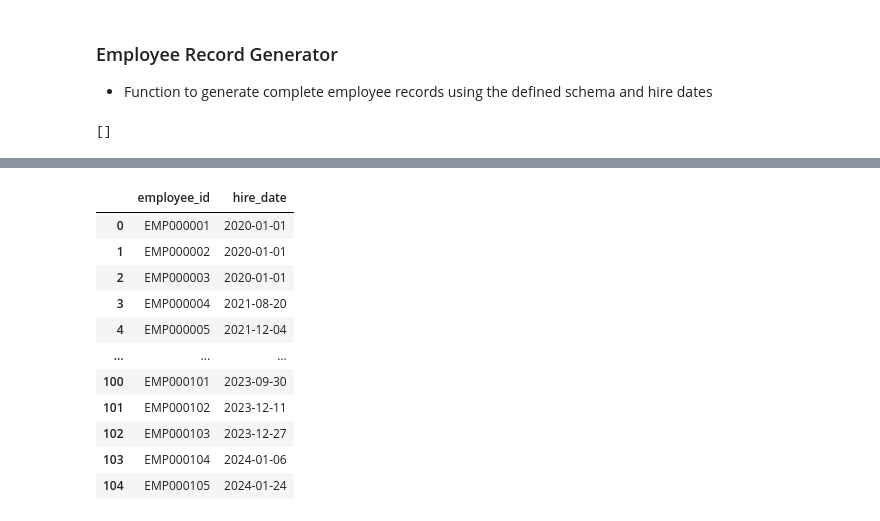
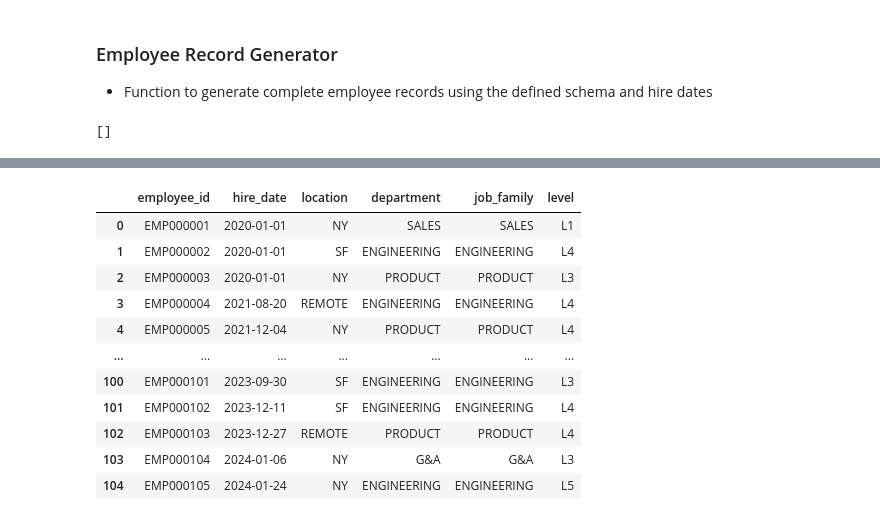
Before and after one commit to fahadtaimur/synthetic-general-ledger, a Jupyter notebook: notebooks/employees/01_generate_employees.ipynb, the cells around one changed output, grey strips where cells are left out. Drawn from its saved outputs; the diff is of its cells as text; code cells hidden in the pictures.

Commit message:
feat(employees): add dimension sampling; add pre-commit config

```diff
--- a/notebooks/employees/01_generate_employees.ipynb
+++ b/notebooks/employees/01_generate_employees.ipynb
@@ -318,7 +415,7 @@ def generate_hire_dates(
     final_headcount: int,
     rng: np.random.Generator,
     growth_curve: str = "logistic",
-    growth_steepness: float = 7.5
+    growth_steepness: float = 7.5,
 ) -> pd.DatetimeIndex:
     """
     Generate employee hire dates that model company headcount growth over time.
@@ -387,7 +484,9 @@ def generate_hire_dates(
     day_offsets = np.clip(day_offsets + jitter, 0, hiring_window_days)
 
     # Convert offsets to timestamps and return the starting member dates and new hires over time
-    growth_hires = [company_start_date + pd.Timedelta(days=int(day)) for day in day_offsets]
+    growth_hires = [
+        company_start_date + pd.Timedelta(days=int(day)) for day in day_offsets
+    ]
     all_hire_dates = pd.to_datetime(founding_hires + growth_hires).sort_values()
     return pd.DatetimeIndex(all_hire_dates)
 
@@ -400,7 +499,7 @@ hire_dates = generate_hire_dates(
     final_headcount=CONFIG.population.target_headcount,
     rng=rng,
     growth_curve="logistic",
-    growth_steepness=3
+    growth_steepness=3,
 )
 
 hire_dates[-5:]
@@ -414,9 +513,7 @@ DatetimeIndex(['2024-03-13', '2024-06-22', '2024-07-15', '2024-07-24',
 # ID number generator
 def make_ids(prefix: str, width: int, size: int) -> List[str]:
     """Generate padded sequential ID's with prefix e.g. E100000 for employees"""
-    return [
-        f"{prefix}{i:0{width}d}" for i in range(1, size + 1)
-    ]
+    return [f"{prefix}{i:0{width}d}" for i in range(1, size + 1)]
 # %% [markdown]
 ### Employee Record Generator
 - Function to generate complete employee records using the defined schema and hire dates
@@ -436,7 +533,7 @@ class EmployeeGenerator(BaseGenerator):
         employee_ids = make_ids(
             prefix=self.cfg.ids.employee_id_prefix,
             width=self.cfg.ids.employee_id_width,
-            size=employee_count
+            size=employee_count,
         )
 
         # Generate hire dates
@@ -447,13 +544,46 @@ class EmployeeGenerator(BaseGenerator):
             final_headcount=employee_count,
             rng=rng,
             growth_curve="logistic",
-            growth_steepness=5
+            growth_steepness=5,
         )
 
-        df = pd.DataFrame({
-            "employee_id": employee_ids,
-            "hire_date": pd.to_datetime(hire_dates)
-        })
+        # Job family
+        job_families = sample_weighted(
+            rng=rng,
+            weight_by_key=self.cfg.dist.job_family_weights,
+            sample_size=employee_count,
+        )
+
+        # NOTE: Update later
+        departments = job_families
+
+        # Locations
+        locations = sample_weighted(
+            rng=rng,
+            weight_by_key=self.cfg.dist.location_weights,
+            sample_size=employee_count,
+        )
+
+        # Job Levels
+        levels: List[str] = []
+        for family in job_families:
+            job_level = sample_weighted(
+                rng=rng,
+                weight_by_key=self.cfg.dist.level_weights_by_job_family[family],
+                sample_size=1,
+            )[0]
+            levels.append(job_level)
+
+        df = pd.DataFrame(
+            {
+                "employee_id": employee_ids,
+                "hire_date": pd.to_datetime(hire_dates),
+                "location": locations,
+                "department": departments,
+                "job_family": job_families,
+                "level": levels,
+            }
+        )
 
         return df.sort_values(["hire_date", "employee_id"])
 
@@ -461,7 +591,15 @@ class EmployeeGenerator(BaseGenerator):
         errors: List[str] = []
 
         # Basic validation
-        missing_columns = {"employee_id", "hire_date"} - set(df.columns)
+        required_columns = {
+            "employee_id",
+            "hire_date",
+            "job_family",
+            "location",
+            "level",
+            "department",
+        }
+        missing_columns = required_columns - set(df.columns)
         if missing_columns:
             errors.append(f"Missing required columns: {sorted(missing_columns)}")
 
@@ -475,6 +613,10 @@ class EmployeeGenerator(BaseGenerator):
             if df["hire_date"].isna().any():
                 errors.append("Null hire_date values found")
 
+        for col in ["location", "department", "job_family", "level"]:
+            if col in df.columns and df[col].isna().any():
+                errors.append(f"Null {col} values found")
+
         expected_rows = int(self.cfg.population.target_headcount)
         if len(df) != expected_rows:
             errors.append(f"Row count {len(df)} != target_headcount {expected_rows}")
@@ -482,7 +624,7 @@ class EmployeeGenerator(BaseGenerator):
         return errors
 
 
-
+# Validate
 gen = EmployeeGenerator(cfg=CONFIG)
 employee = gen.generate()
 
@@ -497,12 +645,12 @@ display(employee)
-|  | employee_id | hire_date |
-| 0 | EMP000001 | 2020-01-01 |
-| 1 | EMP000002 | 2020-01-01 |
-| 2 | EMP000003 | 2020-01-01 |
-| 3 | EMP000004 | 2021-08-20 |
-| 4 | EMP000005 | 2021-12-04 |
-| ... | ... | ... |
-| 100 | EMP000101 | 2023-09-30 |
-| 101 | EMP000102 | 2023-12-11 |
-| 102 | EMP000103 | 2023-12-27 |
-| 103 | EMP000104 | 2024-01-06 |
-| 104 | EMP000105 | 2024-01-24 |
+|  | employee_id | hire_date | location | department | job_family | level |
+| 0 | EMP000001 | 2020-01-01 | NY | SALES | SALES | L1 |
+| 1 | EMP000002 | 2020-01-01 | SF | ENGINEERING | ENGINEERING | L4 |
+| 2 | EMP000003 | 2020-01-01 | NY | PRODUCT | PRODUCT | L3 |
+| 3 | EMP000004 | 2021-08-20 | REMOTE | ENGINEERING | ENGINEERING | L4 |
+| 4 | EMP000005 | 2021-12-04 | NY | PRODUCT | PRODUCT | L4 |
+| ... | ... | ... | ... | ... | ... | ... |
+| 100 | EMP000101 | 2023-09-30 | SF | ENGINEERING | ENGINEERING | L3 |
+| 101 | EMP000102 | 2023-12-11 | SF | ENGINEERING | ENGINEERING | L4 |
+| 102 | EMP000103 | 2023-12-27 | REMOTE | PRODUCT | PRODUCT | L4 |
+| 103 | EMP000104 | 2024-01-06 | NY | G&A | G&A | L3 |
+| 104 | EMP000105 | 2024-01-24 | NY | ENGINEERING | ENGINEERING | L5 |
```
Also changed, not shown: parts of 7 cells of this notebook, 2 other files.
